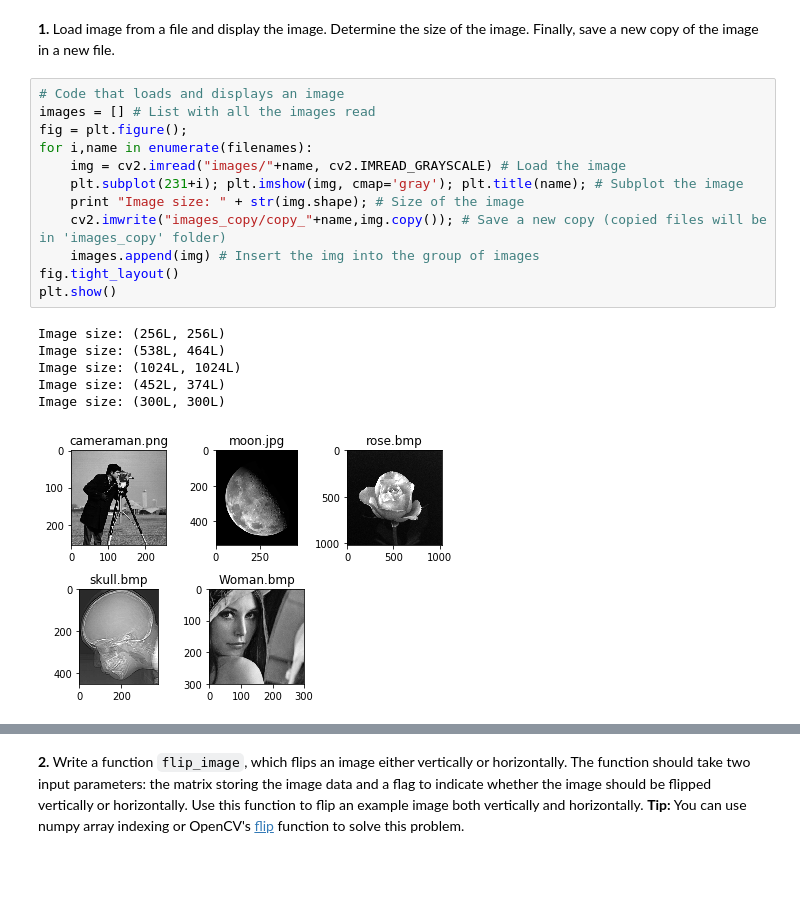
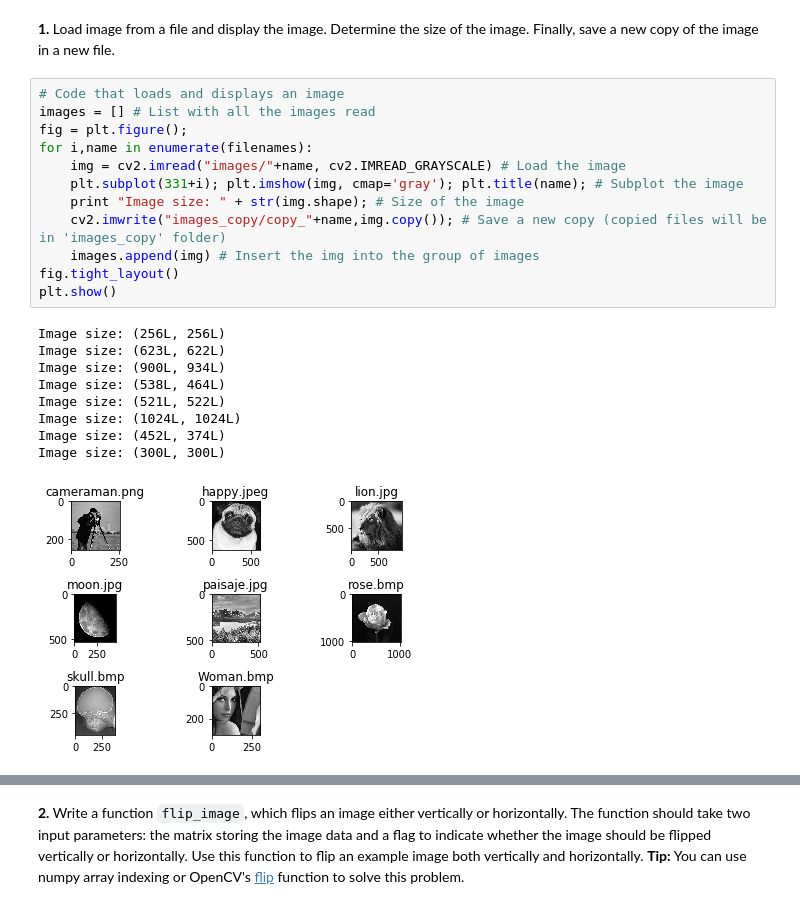
Before and after one commit to sorelyss/PDI, a Jupyter notebook: Problem_Set_1/problem_set_1.ipynb, the cells around one changed output, grey strips where cells are left out. Cells and saved outputs as stored; diff of their text form; blank space fills up the shorter version.

```diff
--- a/Problem_Set_1/problem_set_1.ipynb
+++ b/Problem_Set_1/problem_set_1.ipynb
@@ -22,19 +22,22 @@ filenames = listdir('images')
 # %%
 # Code that loads and displays an image
 images = [] # List with all the images read
 fig = plt.figure();
 for i,name in enumerate(filenames):
     img = cv2.imread("images/"+name, cv2.IMREAD_GRAYSCALE) # Load the image
-    plt.subplot(231+i); plt.imshow(img, cmap='gray'); plt.title(name); # Subplot the image
+    plt.subplot(331+i); plt.imshow(img, cmap='gray'); plt.title(name); # Subplot the image
     print "Image size: " + str(img.shape); # Size of the image
     cv2.imwrite("images_copy/copy_"+name,img.copy()); # Save a new copy (copied files will be in 'images_copy' folder)
     images.append(img) # Insert the img into the group of images
 fig.tight_layout()
 plt.show()
 # %% [output]
 Image size: (256L, 256L)
+Image size: (623L, 622L)
+Image size: (900L, 934L)
 Image size: (538L, 464L)
+Image size: (521L, 522L)
 Image size: (1024L, 1024L)
 Image size: (452L, 374L)
 Image size: (300L, 300L)
-[figure, old version]
+[figure, new version]
```
Also changed, not shown: parts of 18 cells of this notebook, 4 other files.
